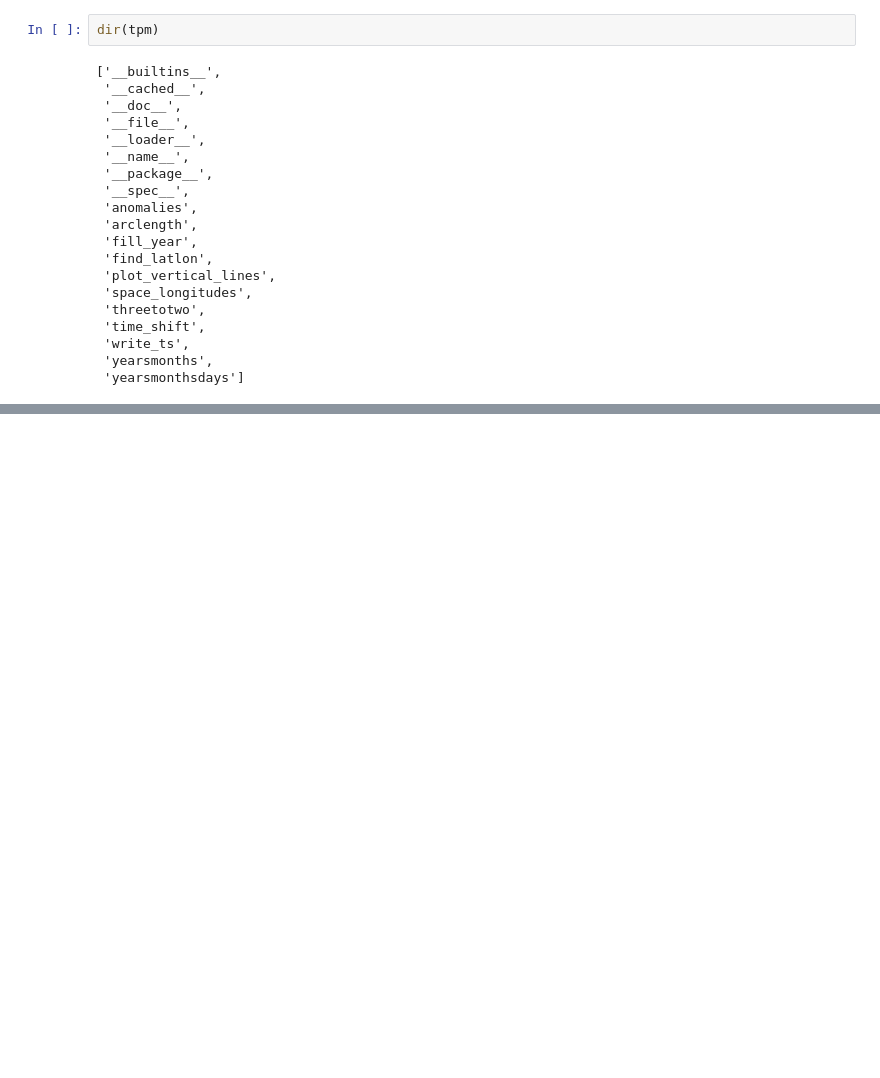
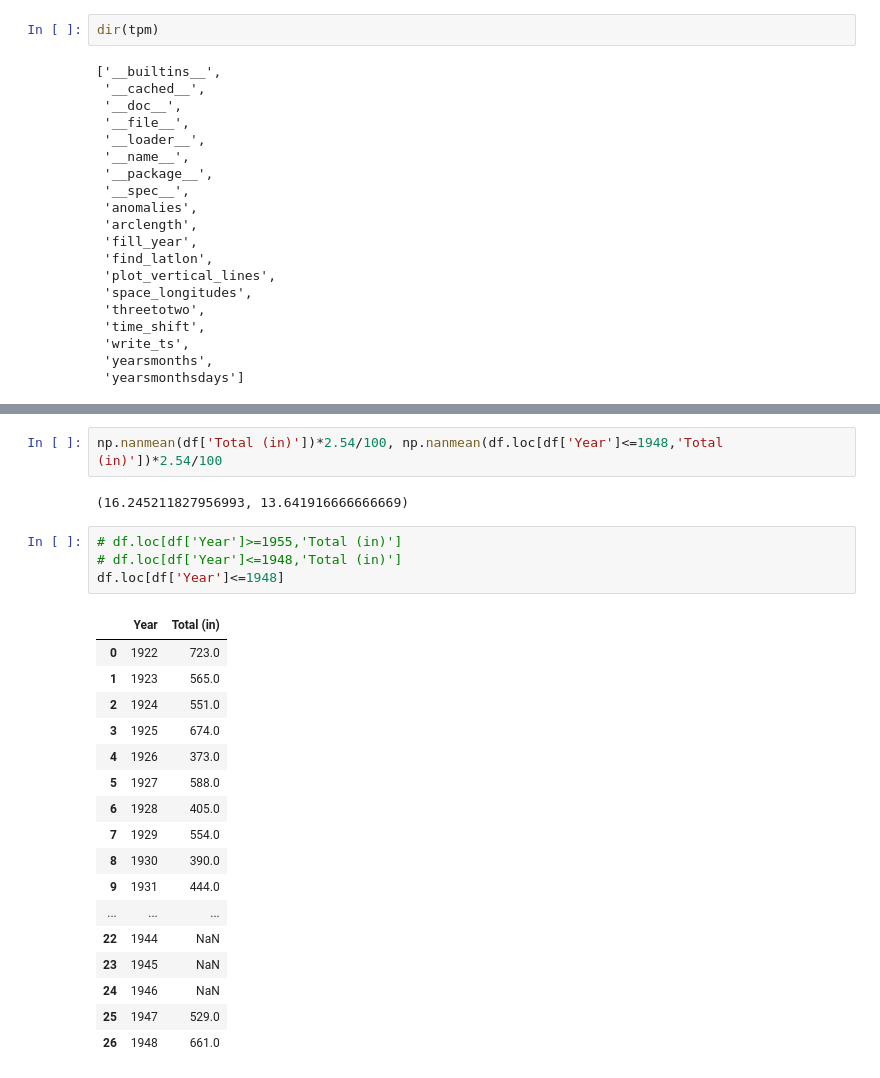
Before and after one commit to ToddMitchellGH/Mt-Rainier-snowfall, a Jupyter notebook: work.ipynb, the cells around one changed output, grey strips where cells are left out. Saved outputs shown, nothing was run; the diff lists cells and outputs as text; blank space fills up the shorter version.

```diff
--- a/work.ipynb
+++ b/work.ipynb
@@ -143,0 +160,26 @@ plt.show()
+# %%
+np.nanmean(df['Total (in)'])*2.54/100, np.nanmean(df.loc[df['Year']<=1948,'Total (in)'])*2.54/100
+# %% [output]
+(16.245211827956993, 13.641916666666669)
+# %%
+# df.loc[df['Year']>=1955,'Total (in)']
+# df.loc[df['Year']<=1948,'Total (in)']
+df.loc[df['Year']<=1948]
+# %% [output]
+|  | Year | Total (in) |
+| 0 | 1922 | 723.0 |
+| 1 | 1923 | 565.0 |
+| 2 | 1924 | 551.0 |
+| 3 | 1925 | 674.0 |
+| 4 | 1926 | 373.0 |
+| 5 | 1927 | 588.0 |
+| 6 | 1928 | 405.0 |
+| 7 | 1929 | 554.0 |
+| 8 | 1930 | 390.0 |
+| 9 | 1931 | 444.0 |
+| ... | ... | ... |
+| 22 | 1944 | NaN |
+| 23 | 1945 | NaN |
+| 24 | 1946 | NaN |
+| 25 | 1947 | 529.0 |
+| 26 | 1948 | 661.0 |
```
Also changed, not shown: parts of 11 cells of this notebook.
